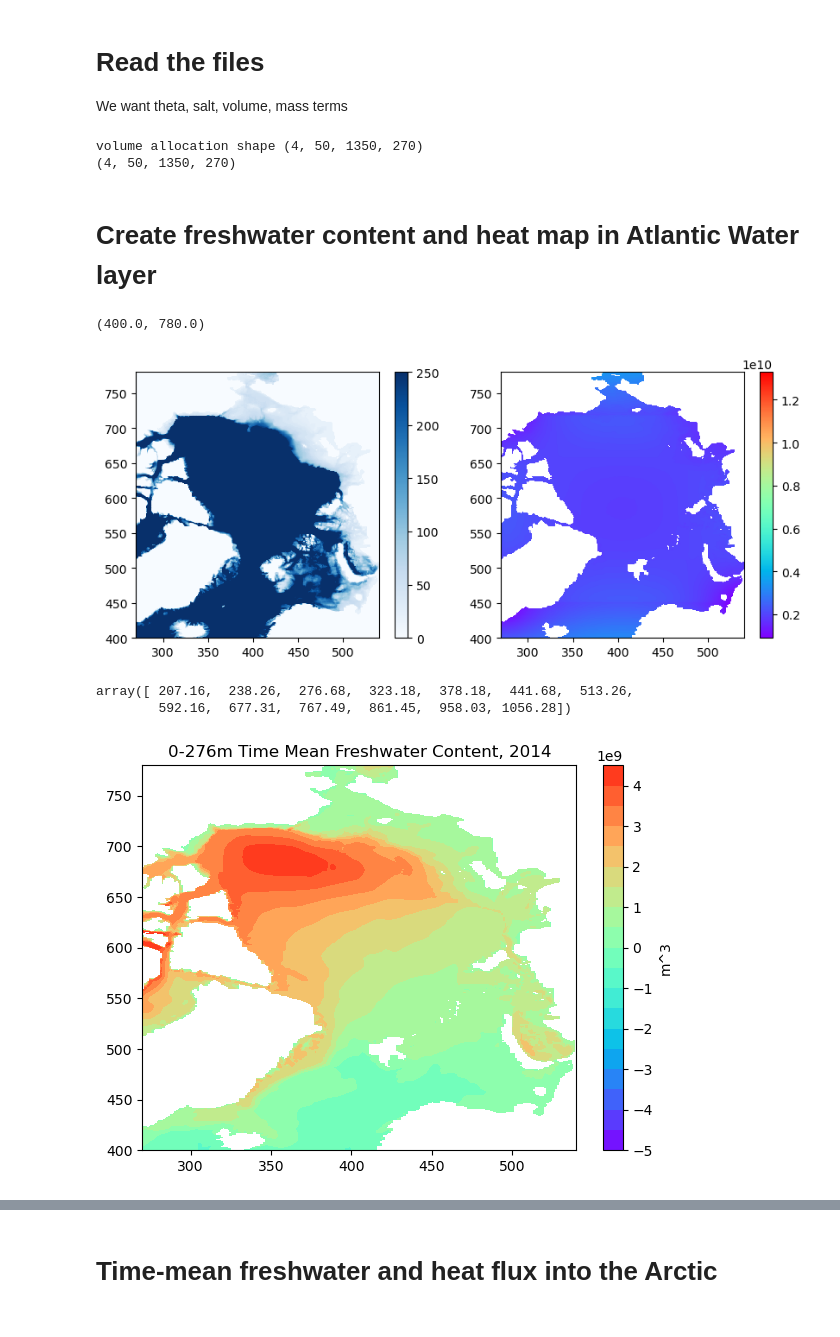
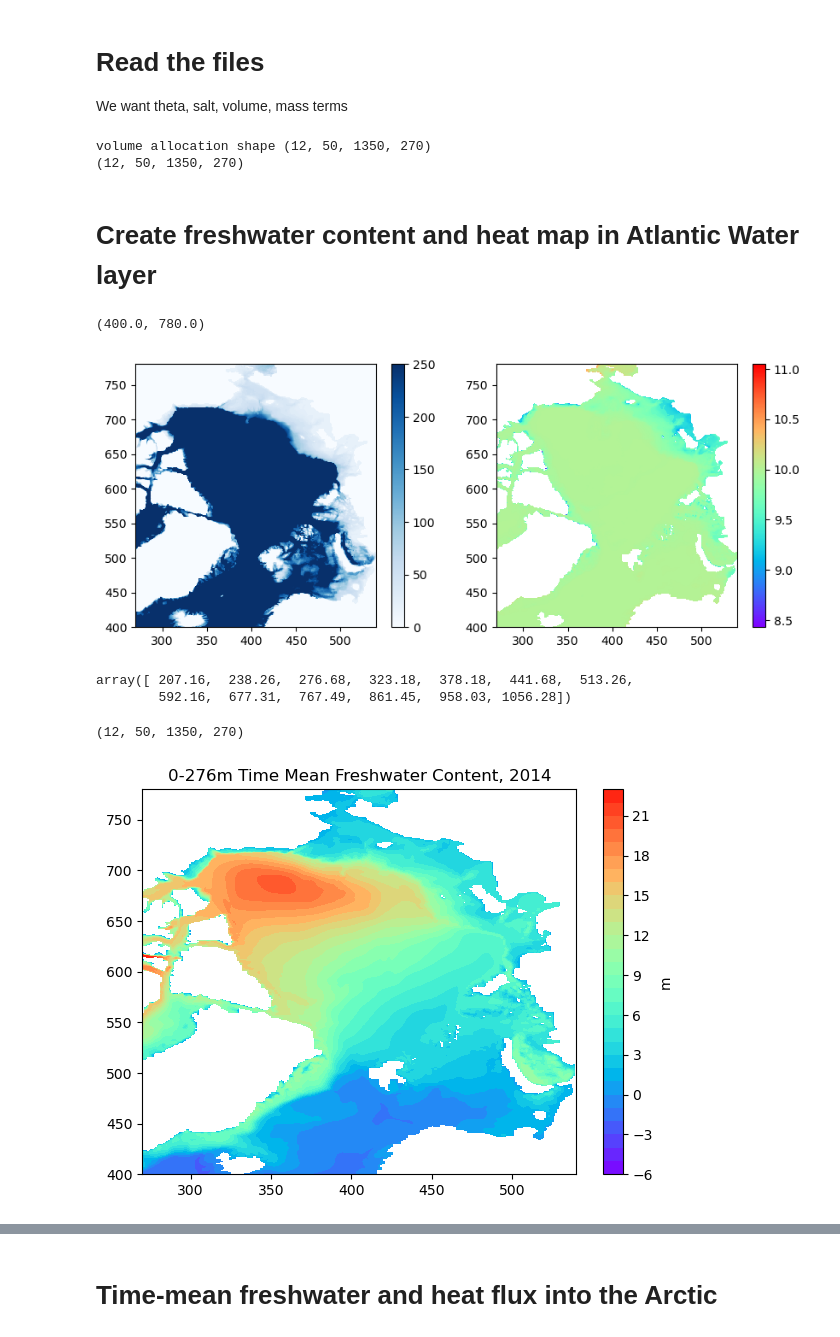
Before and after one commit to margaretmurakami/crios_backups, a Jupyter notebook: ASTE_270/Pemberton/VolumeExchangeDemo.ipynb, the cells around one changed output, grey strips where cells are left out. Cells and saved outputs as stored; diff of their text form; code cells hidden in the pictures.

```diff
--- a/ASTE_270/Pemberton/VolumeExchangeDemo.ipynb
+++ b/ASTE_270/Pemberton/VolumeExchangeDemo.ipynb
@@ -385,7 +385,7 @@ endyr = 2019
 fnames = get_fnames(dt,startyr,endyr)
 
 times = {}
-times["2014"] = np.array([3,4,9,10])
+times["2014"] = np.array([1,2,3,4,5,6,7,8,9,10,11,12])
 # times["2015"] = np.array([1])
 
 # the filenames we want for 2014
@@ -486,14 +486,14 @@ for t in range(len(tsstr)):
             tmp2 = drf3d / mk3D_mod(DD, tmp1)
 
         # this is still wrong, we want to subtract the ETAN anomaly from the existing volumes
-        tmpvol =  (tmp1 + tmp2*mk3D_mod(ETAN, tmp2)) * mk3D_mod(RAC, hfC) * ffac     # volume, m * m^2  = m^3
+        tmpvol =  (tmp1 + tmp2*mk3D_mod(ETAN, tmp2)) #* mk3D_mod(RAC, hfC) * ffac     # volume, m * m^2  = m^3
 
     vol[t,:,:,:] = tmpvol
 
 print(vol.shape)
 # %% [output]
-volume allocation shape (4, 50, 1350, 270)
-(4, 50, 1350, 270)
+volume allocation shape (12, 50, 1350, 270)
+(12, 50, 1350, 270)
 # %%
 # get velocity fields
 # read timesteps at index 1 and 3
@@ -723,12 +723,16 @@ ax.set_xlim(270, 540)
 ax.set_ylim(400, 780)
 # %% [output]
 (400.0, 780.0)
-[figure, old version]
+[figure, new version]
 # %%
 np.cumsum(mygrid['DRF'])[16:29]
 # %% [output]
 array([ 207.16,  238.26,  276.68,  323.18,  378.18,  441.68,  513.26,
         592.16,  677.31,  767.49,  861.45,  958.03, 1056.28])
+# %%
+vol.shape
+# %% [output]
+(12, 50, 1350, 270)
 # %%
 # set up for time averaging
 sref = 34.8#41.05      # PSU
@@ -756,21 +760,22 @@ FWcontent = np.mean(FWcontent,axis=0)
 # %%
 # this is just a snap, but we can plot it anyways to see
 # plt.pcolormesh(get_aste_tracer(FWcontent,nfx,nfy)[0],cmap="rainbow",vmax=5,vmin=-5)
 # plt.colorbar()
 # plt.pcolormesh(landmsk,cmap="Greys")
 # plt.xlim(270,540)
 # plt.ylim(400,780)
 
 data = get_aste_tracer(FWcontent, nfx, nfy)[0]
 
 # Create the contour plot
 fig = plt.figure(figsize=(7,5))
-plt.contourf(data, cmap="rainbow", vmax=5e9, vmin=-5e9,levels=np.arange(-5e9,5e9,5e8))
-plt.colorbar(label="m^3")
+# plt.contourf(data, cmap="rainbow", vmax=5e9, vmin=-5e9,levels=np.arange(-5e9,5e9,5e8))
+plt.contourf(data, cmap="rainbow", vmax=24, vmin=-6,levels=np.arange(-6,24,1))
+plt.colorbar(label="m")
 plt.pcolormesh(landmsk,cmap="Greys")
 plt.xlim(270, 540)
 plt.ylim(400, 780)
 plt.title("0-276m Time Mean Freshwater Content, 2014")
 plt.show()
 # %% [output]
-[figure, old version]
+[figure, new version]
```
Also changed, not shown: parts of 15 cells of this notebook, 30 other files.
